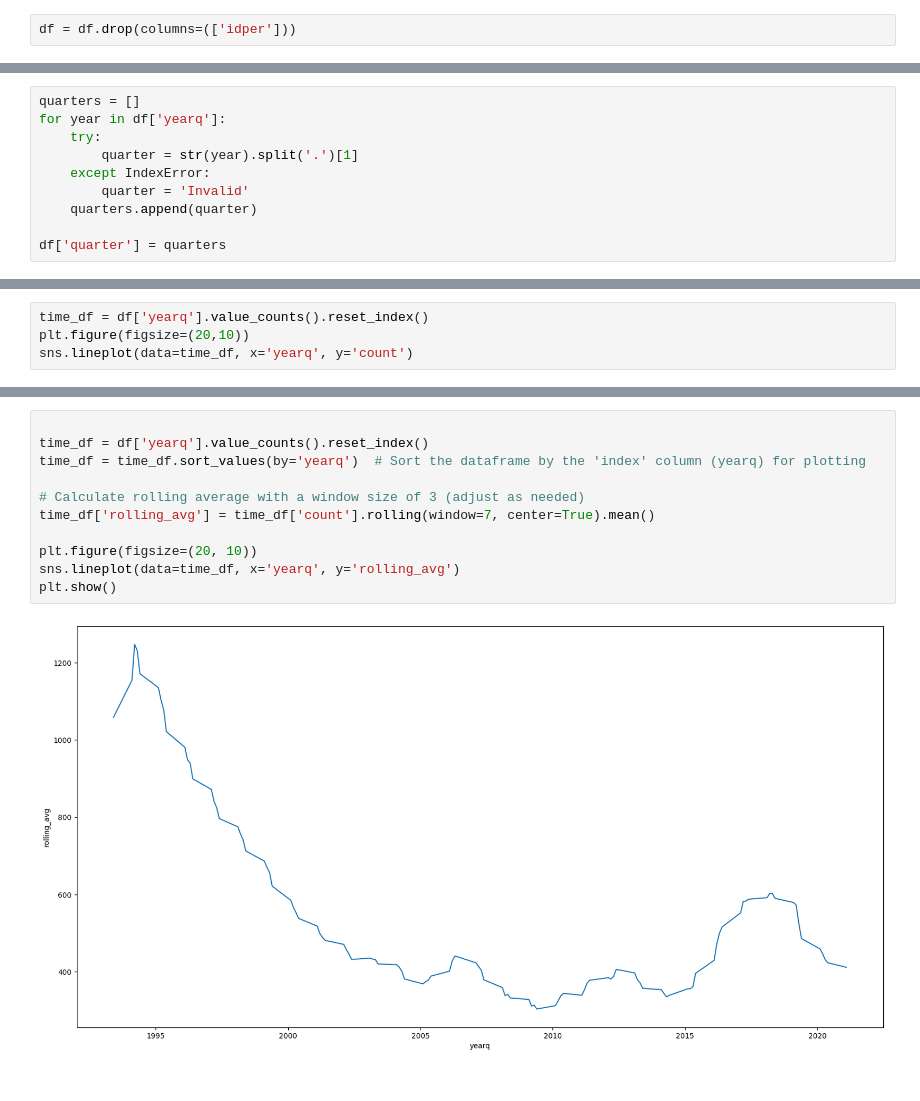
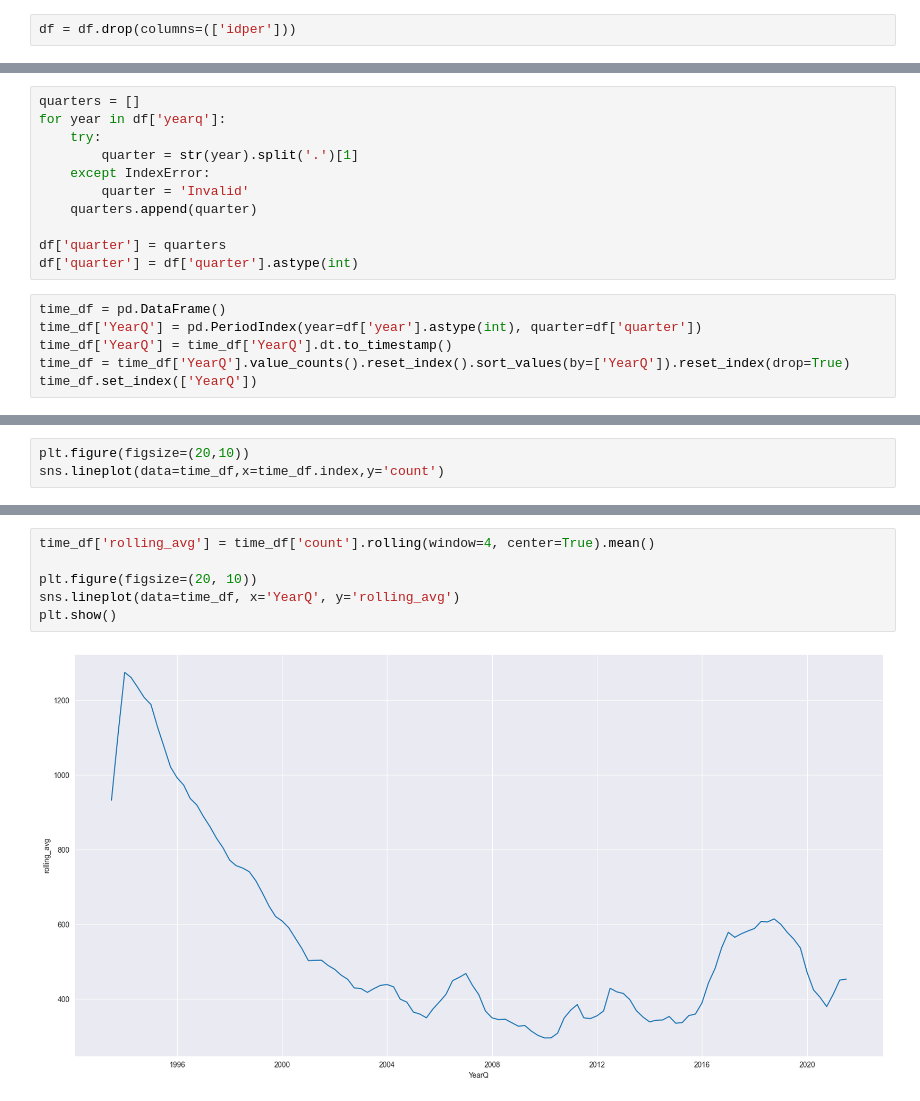
Before and after one commit to MarcusO17/NCVS2022Analysis, a Jupyter notebook: TimeSeriesAnalysis.ipynb, the cells around one changed output, grey strips where cells are left out. Saved outputs shown, nothing was run; the diff lists cells and outputs as text.

```diff
--- a/TimeSeriesAnalysis.ipynb
+++ b/TimeSeriesAnalysis.ipynb
@@ -59,3 +59,10 @@ for year in df['yearq']:
     quarters.append(quarter)
 
 df['quarter'] = quarters
+df['quarter'] = df['quarter'].astype(int)
+# %%
+time_df = pd.DataFrame()
+time_df['YearQ'] = pd.PeriodIndex(year=df['year'].astype(int), quarter=df['quarter'])
+time_df['YearQ'] = time_df['YearQ'].dt.to_timestamp()
+time_df = time_df['YearQ'].value_counts().reset_index().sort_values(by=['YearQ']).reset_index(drop=True)
+time_df.set_index(['YearQ'])
@@ -62,5 +84,4 @@ df['quarter'] = quarters
 # %%
-time_df = df['yearq'].value_counts().reset_index()
 plt.figure(figsize=(20,10))
-sns.lineplot(data=time_df, x='yearq', y='count')
+sns.lineplot(data=time_df,x=time_df.index,y='count')
 # %% [output]
@@ -69,13 +102,8 @@ sns.lineplot(data=time_df, x='yearq', y='count')
 # %%
-
-time_df = df['yearq'].value_counts().reset_index()
-time_df = time_df.sort_values(by='yearq')  # Sort the dataframe by the 'index' column (yearq) for plotting
-
-# Calculate rolling average with a window size of 3 (adjust as needed)
-time_df['rolling_avg'] = time_df['count'].rolling(window=7, center=True).mean()
+time_df['rolling_avg'] = time_df['count'].rolling(window=4, center=True).mean()
 
 plt.figure(figsize=(20, 10))
-sns.lineplot(data=time_df, x='yearq', y='rolling_avg')
+sns.lineplot(data=time_df, x='YearQ', y='rolling_avg')
 plt.show()
 # %% [output]
-[figure, old version]
+[figure, new version]
```
Also changed, not shown: parts of 21 cells of this notebook.
